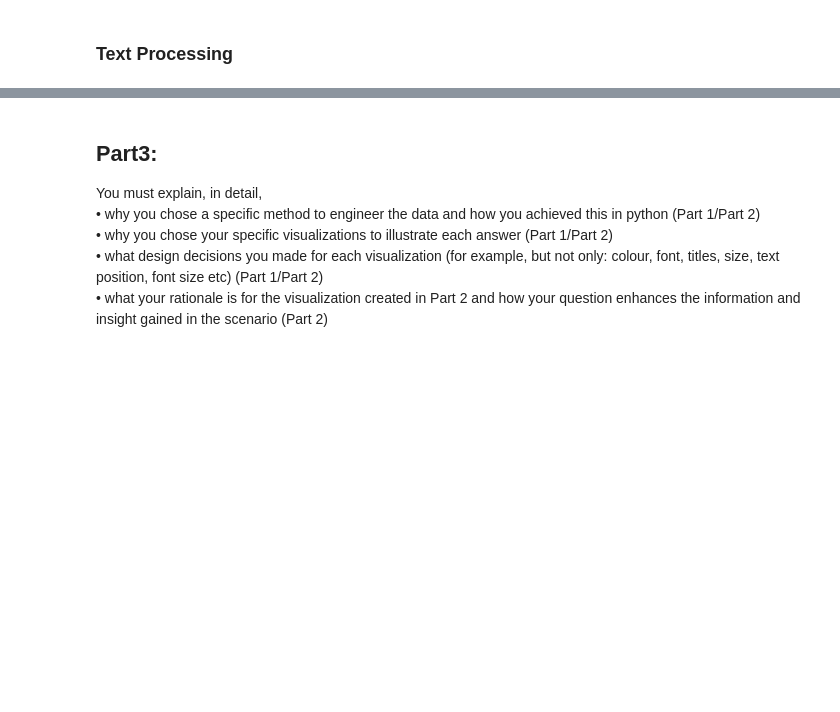
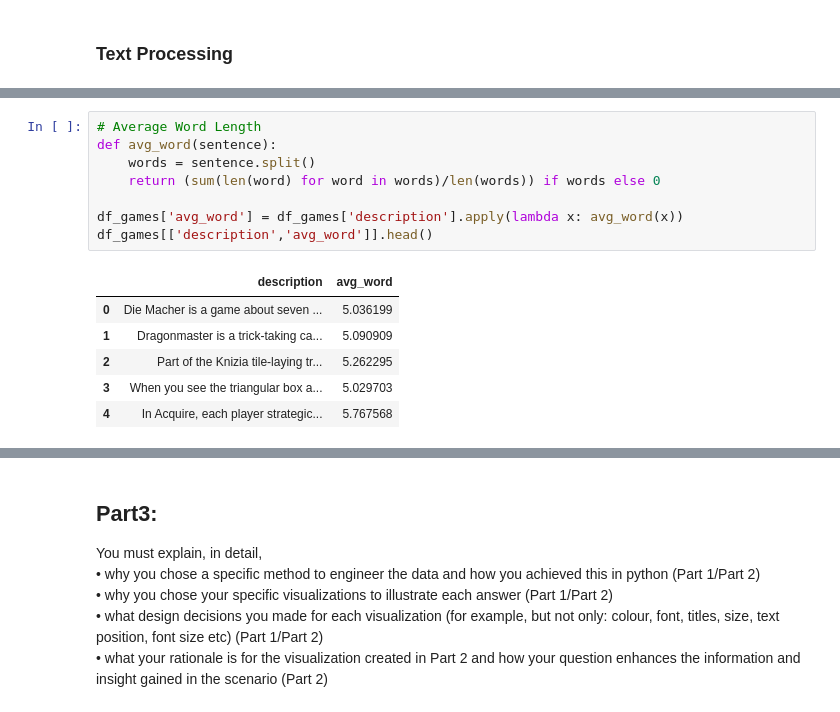
Before and after one commit to FJGM2023015/CA1_DVis_HDip_Lvl8-, a Jupyter notebook: Francisco_Gorigoitia_DVisHDip_CA1.ipynb, the cells around one changed output, grey strips where cells are left out. Saved outputs shown, nothing was run; the diff lists cells and outputs as text; blank space fills up the shorter version.

```diff
--- a/Francisco_Gorigoitia_DVisHDip_CA1.ipynb
+++ b/Francisco_Gorigoitia_DVisHDip_CA1.ipynb
@@ -1316,0 +1354,15 @@ Name: description, dtype: object
+# %%
+# Average Word Length
+def avg_word(sentence):
+    words = sentence.split()
+    return (sum(len(word) for word in words)/len(words)) if words else 0
+
+df_games['avg_word'] = df_games['description'].apply(lambda x: avg_word(x))
+df_games[['description','avg_word']].head()
+# %% [output]
+|  | description | avg_word |
+| 0 | Die Macher is a game about seven ... | 5.036199 |
+| 1 | Dragonmaster is a trick-taking ca... | 5.090909 |
+| 2 | Part of the Knizia tile-laying tr... | 5.262295 |
+| 3 | When you see the triangular box a... | 5.029703 |
+| 4 | In Acquire, each player strategic... | 5.767568 |
```
Also changed, not shown: parts of 10 cells of this notebook.
